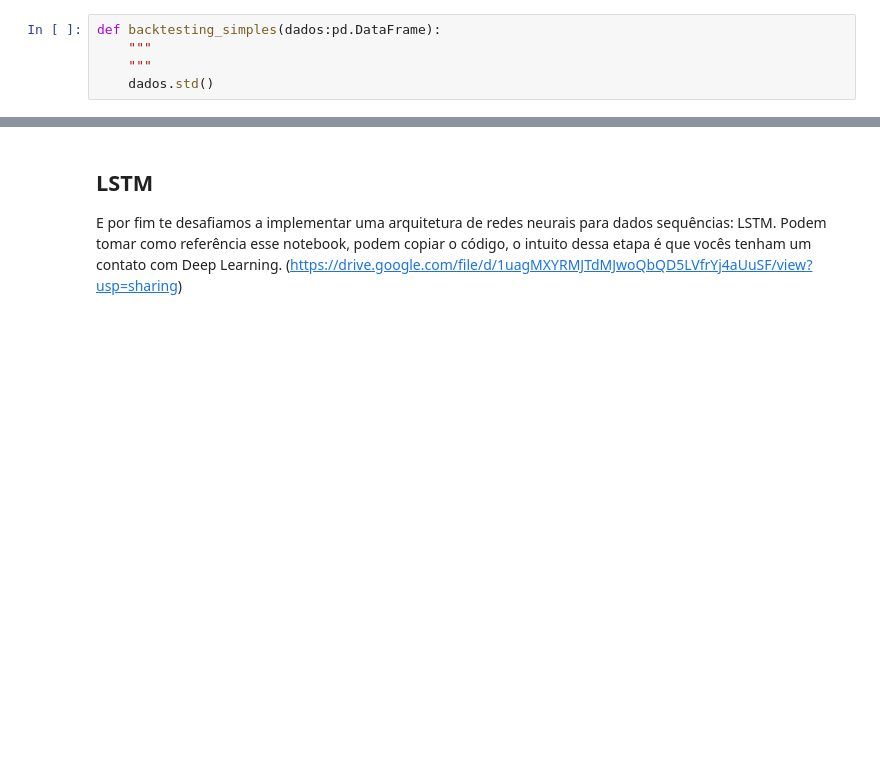
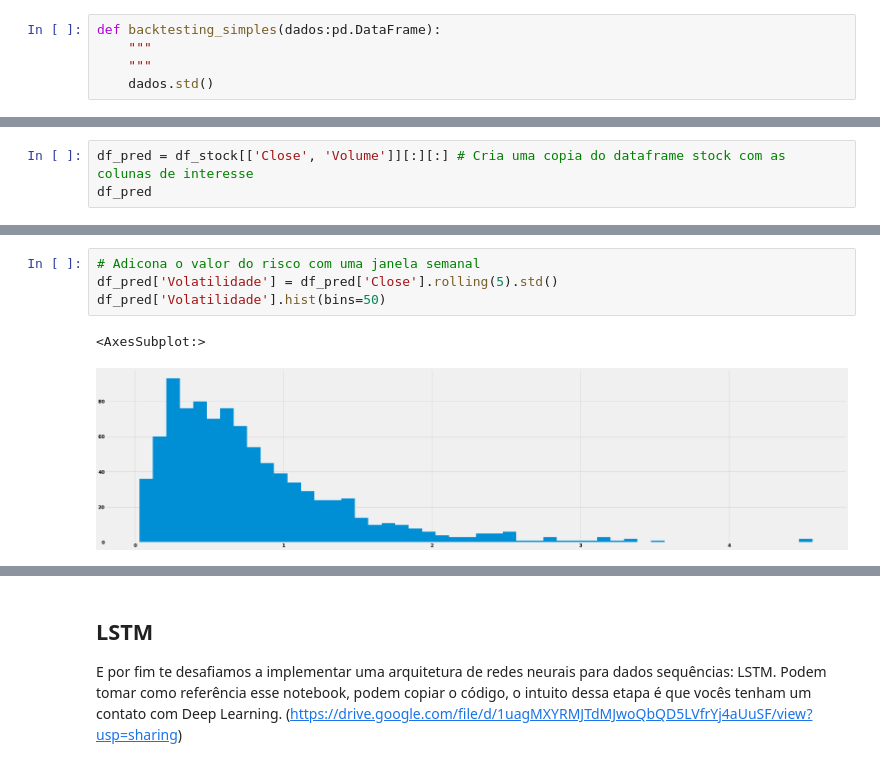
Before and after one commit to lhndsp/Quant-basics, a Jupyter notebook: quant-basics.ipynb, the cells around one changed output, grey strips where cells are left out. Saved outputs shown, nothing was run; the diff lists cells and outputs as text; blank space fills up the shorter version.

```diff
--- a/quant-basics.ipynb
+++ b/quant-basics.ipynb
@@ -697,0 +686,3 @@ Exemplo:
+# %%
+df_pred = df_stock[['Close', 'Volume']][:][:] # Cria uma copia do dataframe stock com as colunas de interesse
+df_pred
@@ -697,0 +704,7 @@ Exemplo:
+# %%
+# Adicona o valor do risco com uma janela semanal
+df_pred['Volatilidade'] = df_pred['Close'].rolling(5).std()
+df_pred['Volatilidade'].hist(bins=50)
+# %% [output]
+<AxesSubplot:>
+[figure, added]
```
Also changed, not shown: parts of 39 cells of this notebook.
